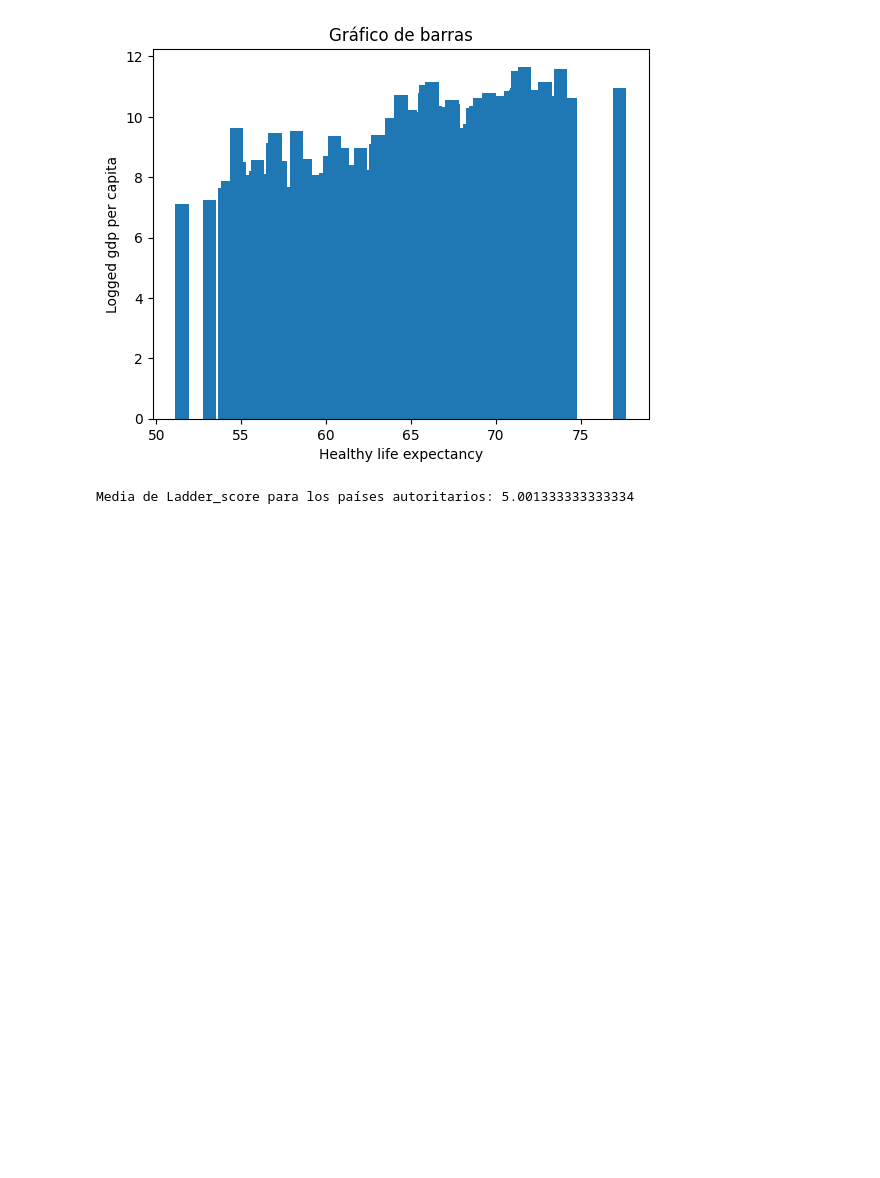
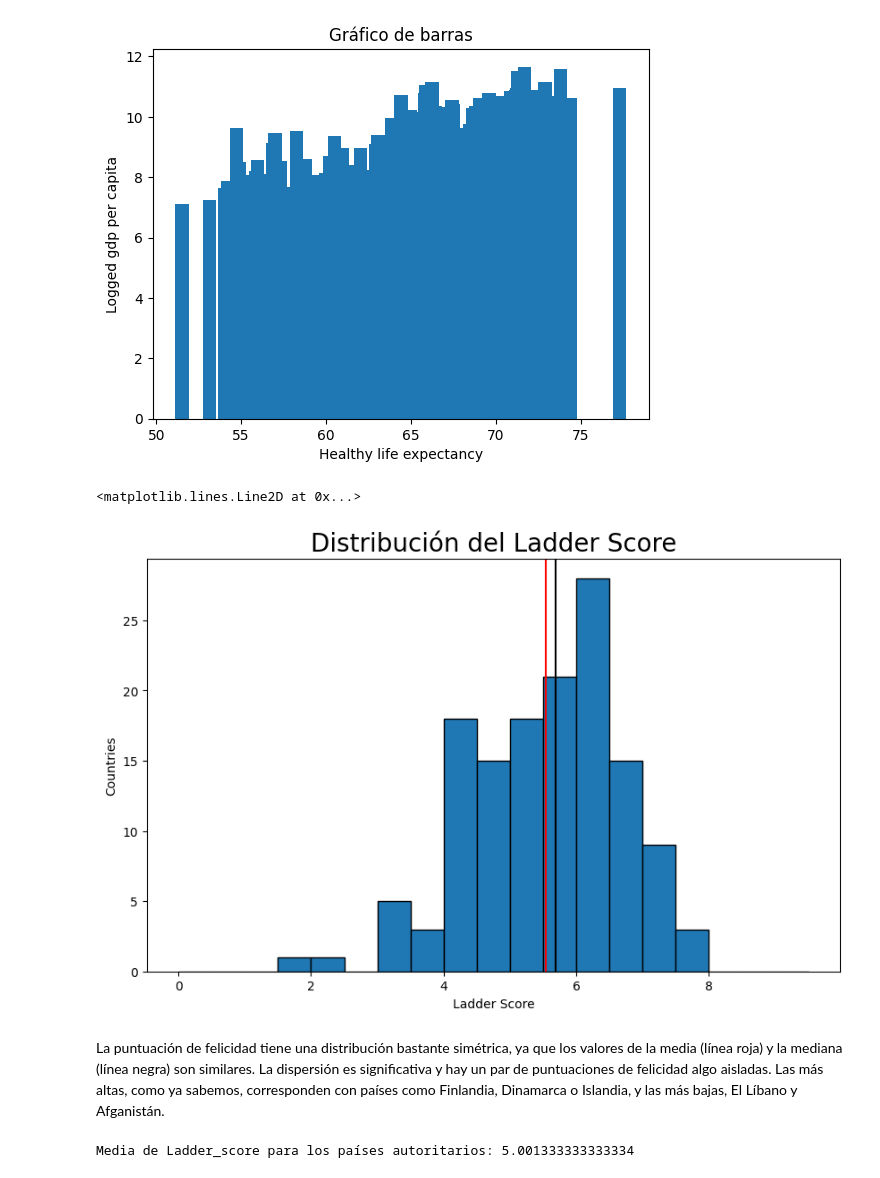
Before and after one commit to jose-luis666/w8-final_project, a Jupyter notebook: Untitled-2.ipynb, the cells around one changed output. Saved outputs shown, nothing was run; the diff lists cells and outputs as text; code cells hidden in the pictures; blank space fills up the shorter version.

```diff
--- a/Untitled-2.ipynb
+++ b/Untitled-2.ipynb
@@ -704,6 +704,22 @@ plt.title('Gráfico de barras')
 plt.show()
 # %% [output]
 [figure]
+# %%
+# Look at the distribution of happiness scores, plotting mean (red) and median (black) lines
+
+plt.figure(figsize=(10,6))
+plt.title("Distribución del Ladder Score", fontsize = 20)
+plt.xlabel('Ladder Score')
+plt.ylabel('Countries')
+plt.hist(df.Ladder_score, bins = np.arange(0,10,0.5), edgecolor = 'black')
+
+plt.axvline(x = df['Ladder_score'].mean(), color = 'red')
+plt.axvline(x = df['Ladder_score'].median(), color = 'black')
+# %% [output]
+<matplotlib.lines.Line2D at 0x...>
+[figure, added]
+# %% [markdown]
+La puntuación de felicidad tiene una distribución bastante simétrica, ya que los valores de la media (línea roja) y la mediana (línea negra) son similares. La dispersión es significativa y hay un par de puntuaciones de felicidad algo aisladas. Las más altas, como ya sabemos, corresponden con países como Finlandia, Dinamarca o Islandia, y las más bajas, El Líbano y Afganistán.
 # %%
 autoritarios = ['Afganistán', 'Argelia', 'Arabia Saudita', 'Angola', 'Bielorrusia', 'Burundi', 'Camboya', 'Camerún', 'Chad', 'China', 'Congo', 'Corea del Norte', 'Cuba', 'Egipto', 'Gabón', 'Guinea', 'Guinea-Bisseau', 'Guinea Ecuatorial', 'Irak', 'Irán', 'Jordania', 'Kazajistán', 'Kuwait', 'Laos', 'Libia', 'Mauritania', 'Mali', 'Mozambique', 'Myanmar', 'Nicaragua', 'Níger', 'Omán', 'Tayikistán', 'Togo', 'Turkmenistán', 'República Centroafricana', 'Ruanda', 'Rusia', 'Siria', 'Uzbekistán', 'Yemen', 'Venezuela', 'Vietnam', 'Zimbabue']
 # %%
```
